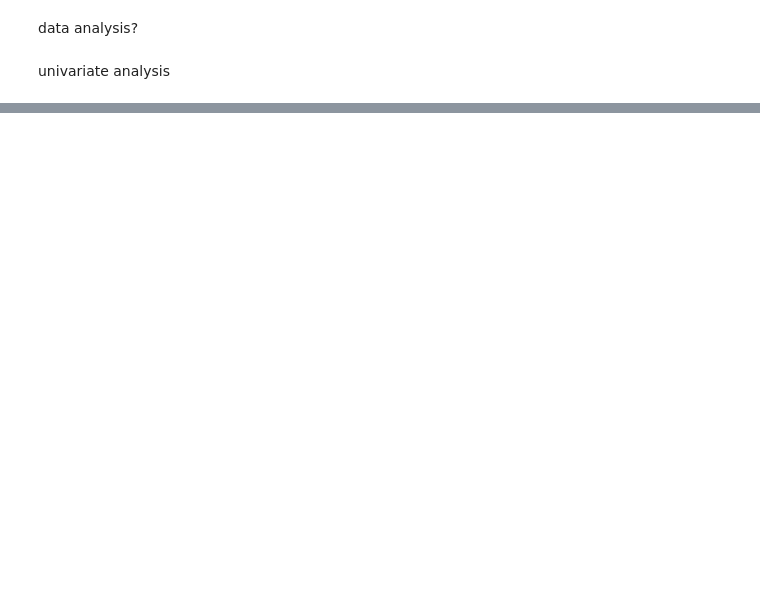
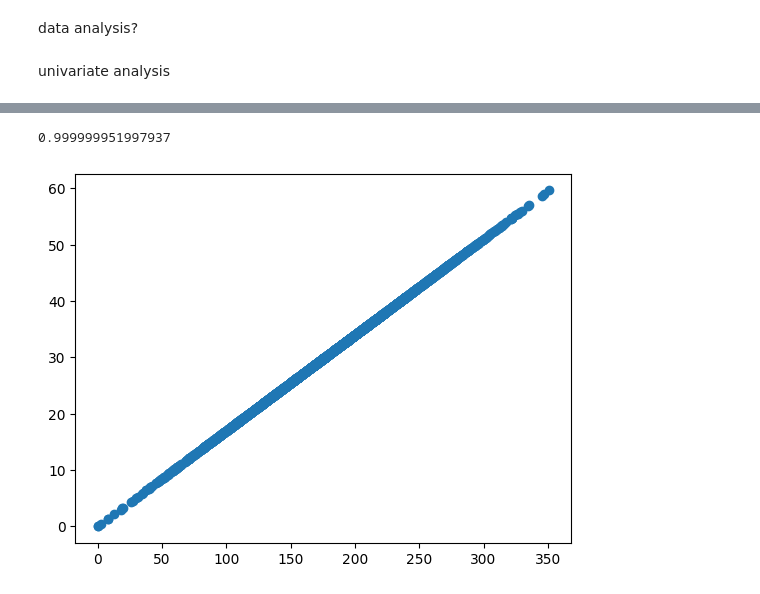
Before and after one commit to Mngambi/phase3_project, a Jupyter notebook: Project.ipynb, the cells around one changed output, grey strips where cells are left out. Cells and saved outputs as stored; diff of their text form; code cells hidden in the pictures; blank space fills up the shorter version.

```diff
--- a/Project.ipynb
+++ b/Project.ipynb
@@ -530,0 +654,9 @@ intl charge: {'mean': 2.7644407294832822, 'mode': 2.7, 'range': (0.0, 5.4), 'var
+# %%
+correlation = correlation_coefficient(df, 'total day minutes', 'total day charge')
+print(correlation)
+
+plt.scatter(df['total day minutes'],df['total day charge'])
+plt.show()
+# %% [output]
+0.999999951997937
+[figure, added]
```
Also changed, not shown: parts of 27 cells of this notebook.
